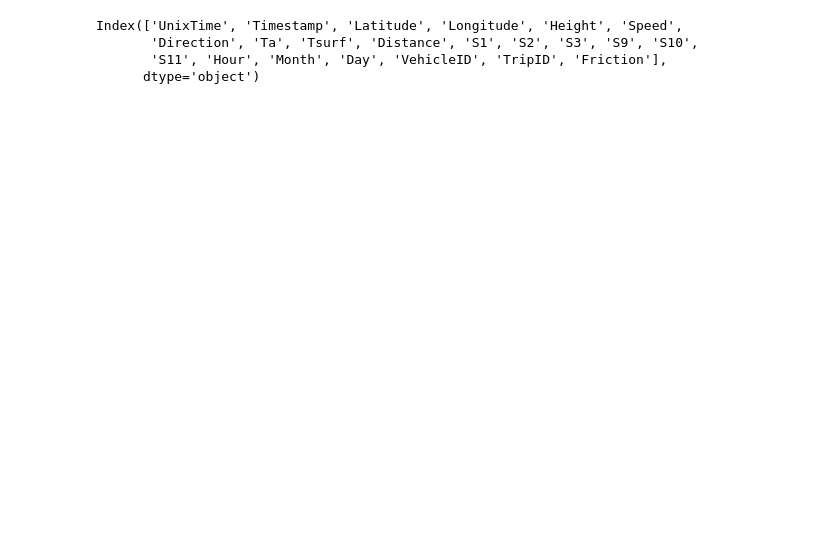
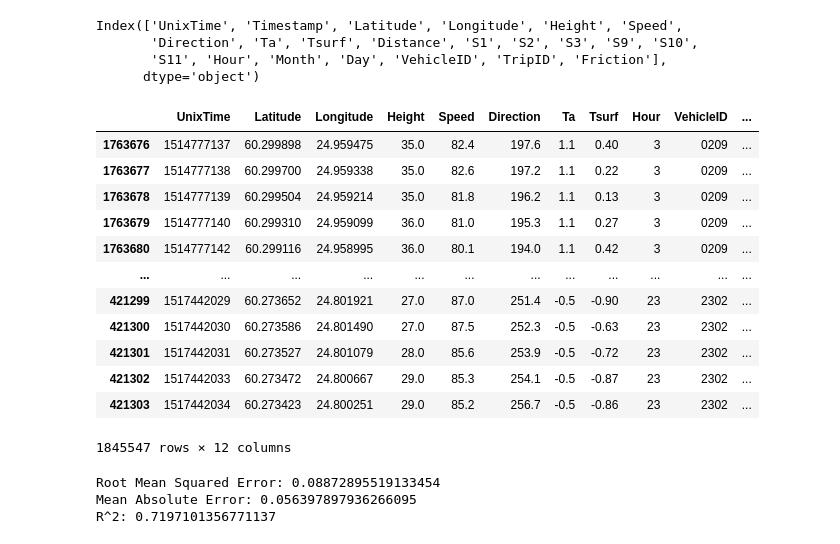
Before and after one commit to hossein-haeri/msmsa, a Jupyter notebook: figures.ipynb, the cells around one changed output. Cells and saved outputs as stored; diff of their text form; code cells hidden in the pictures; blank space fills up the shorter version.

```diff
--- a/figures.ipynb
+++ b/figures.ipynb
@@ -55,3 +55,59 @@ Index(['UnixTime', 'Timestamp', 'Latitude', 'Longitude', 'Height', 'Speed',
        'Direction', 'Ta', 'Tsurf', 'Distance', 'S1', 'S2', 'S3', 'S9', 'S10',
        'S11', 'Hour', 'Month', 'Day', 'VehicleID', 'TripID', 'Friction'],
       dtype='object')
+# %%
+# randomly sample 1000 rows
+df__ = df
+# sort by UnixTime
+df__ = df__.sort_values(by='UnixTime')
+
+df__[['UnixTime', 'Latitude','Longitude','Height','Speed','Direction','Ta','Tsurf','Hour','VehicleID','TripID','Friction']]
+# %% [output]
+|  | UnixTime | Latitude | Longitude | Height | Speed | Direction | Ta | Tsurf | Hour | VehicleID | ... |
+| 1763676 | 1514777137 | 60.299898 | 24.959475 | 35.0 | 82.4 | 197.6 | 1.1 | 0.40 | 3 | 0209 | ... |
+| 1763677 | 1514777138 | 60.299700 | 24.959338 | 35.0 | 82.6 | 197.2 | 1.1 | 0.22 | 3 | 0209 | ... |
+| 1763678 | 1514777139 | 60.299504 | 24.959214 | 35.0 | 81.8 | 196.2 | 1.1 | 0.13 | 3 | 0209 | ... |
+| 1763679 | 1514777140 | 60.299310 | 24.959099 | 36.0 | 81.0 | 195.3 | 1.1 | 0.27 | 3 | 0209 | ... |
+| 1763680 | 1514777142 | 60.299116 | 24.958995 | 36.0 | 80.1 | 194.0 | 1.1 | 0.42 | 3 | 0209 | ... |
+| ... | ... | ... | ... | ... | ... | ... | ... | ... | ... | ... | ... |
+| 421299 | 1517442029 | 60.273652 | 24.801921 | 27.0 | 87.0 | 251.4 | -0.5 | -0.90 | 23 | 2302 | ... |
+| 421300 | 1517442030 | 60.273586 | 24.801490 | 27.0 | 87.5 | 252.3 | -0.5 | -0.63 | 23 | 2302 | ... |
+| 421301 | 1517442031 | 60.273527 | 24.801079 | 28.0 | 85.6 | 253.9 | -0.5 | -0.72 | 23 | 2302 | ... |
+| 421302 | 1517442033 | 60.273472 | 24.800667 | 29.0 | 85.3 | 254.1 | -0.5 | -0.87 | 23 | 2302 | ... |
+| 421303 | 1517442034 | 60.273423 | 24.800251 | 29.0 | 85.2 | 256.7 | -0.5 | -0.86 | 23 | 2302 | ... |
+1845547 rows × 12 columns
+# %%
+# train a decision tree model using the data and predict the 'Friction' values
+from sklearn.tree import DecisionTreeRegressor
+from sklearn.model_selection import train_test_split
+from sklearn.metrics import mean_squared_error
+
+# drop the 'Friction' column
+X = df.drop(columns=['Friction','S1', 'S2', 'S3', 'S9', 'S10','S11','Month', 'Day', 'VehicleID', 'TripID','Distance']).to_numpy(dtype=np.float32)
+y = df['Friction']
+
+
+# split the data into training and testing sets
+X_train, X_test, y_train, y_test = train_test_split(X, y, test_size=0.1, random_state=42)
+
+# train the model
+model = DecisionTreeRegressor(max_depth=5, min_samples_leaf=5)
+model.fit(X_train, y_train)
+
+# predict the 'Friction' values
+y_pred = model.predict(X_test)
+
+# calculate the mean squared error
+mse = mean_squared_error(y_test, y_pred)
+rmse = math.sqrt(mse)
+mae = np.mean(np.abs(y_test - y_pred))
+r2 = model.score(X_test, y_test)
+
+
+print(f'Root Mean Squared Error: {rmse}')
+print(f'Mean Absolute Error: {mae}')
+print(f'R^2: {r2}')
+# %% [output]
+Root Mean Squared Error: 0.08872895519133454
+Mean Absolute Error: 0.056397897936266095
+R^2: 0.7197101356771137
```
Also changed, not shown: parts of 4 cells of this notebook, 12 other files.
